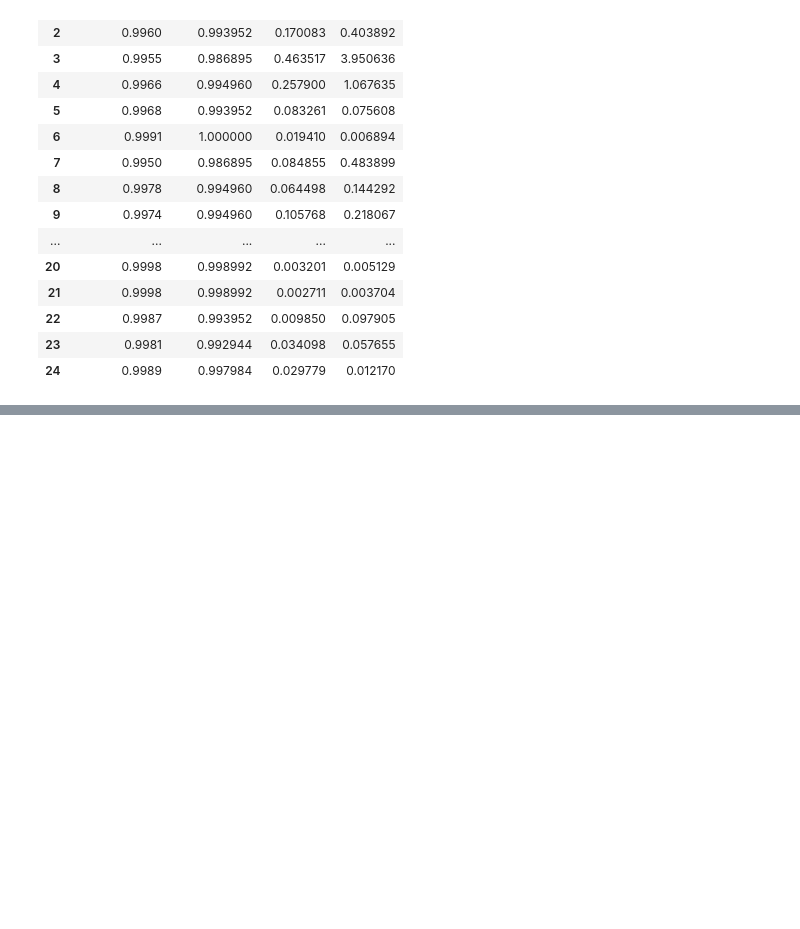
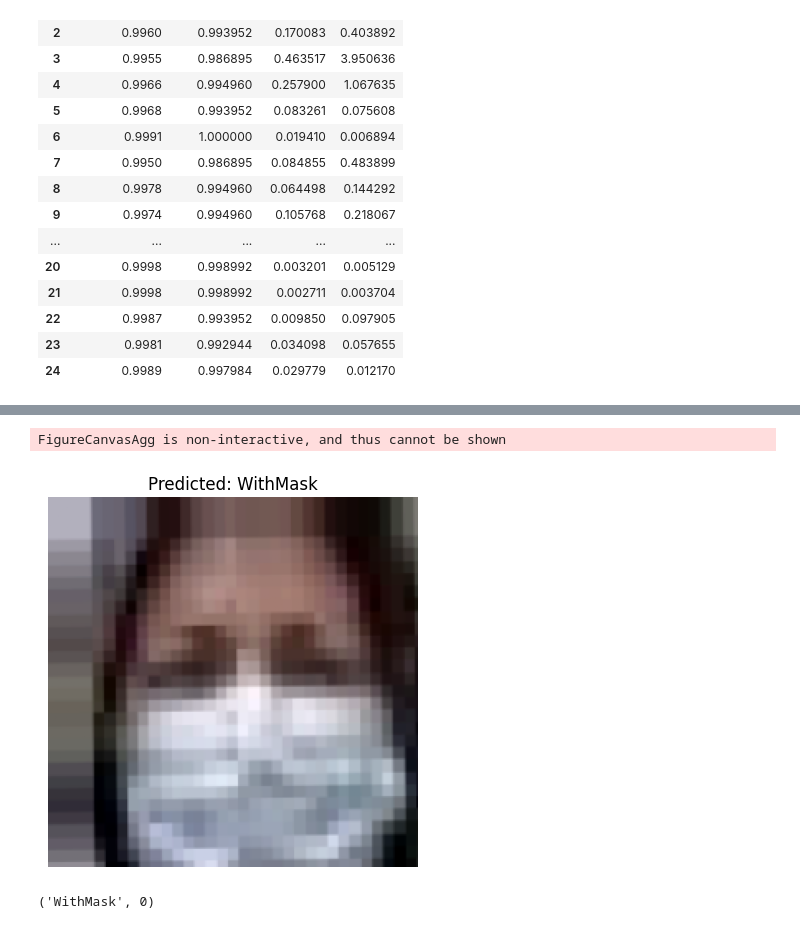
Before and after one commit to DevMohdFaiz/Facemask-Detection, a Jupyter notebook: binary-face-mask-detection.ipynb, the cells around one changed output, grey strips where cells are left out. Cells and saved outputs as stored; diff of their text form; code cells hidden in the pictures; blank space fills up the shorter version.

```diff
--- a/binary-face-mask-detection.ipynb
+++ b/binary-face-mask-detection.ipynb
@@ -193,3 +188,12 @@ fig.update_layout(title='Training and Validation Loss for epochs', xaxis_title='
 fig.show()
 # %% [output]
 [interactive output not drawn]
+# %%
+a = run_prediction(img_path=random_img_path, model=model);
+# %% [output]
+FigureCanvasAgg is non-interactive, and thus cannot be shown
+[figure, added]
+# %%
+a
+# %% [output]
+('WithMask', 0)
```
Also changed, not shown: parts of 2 cells of this notebook, 2 other files.
